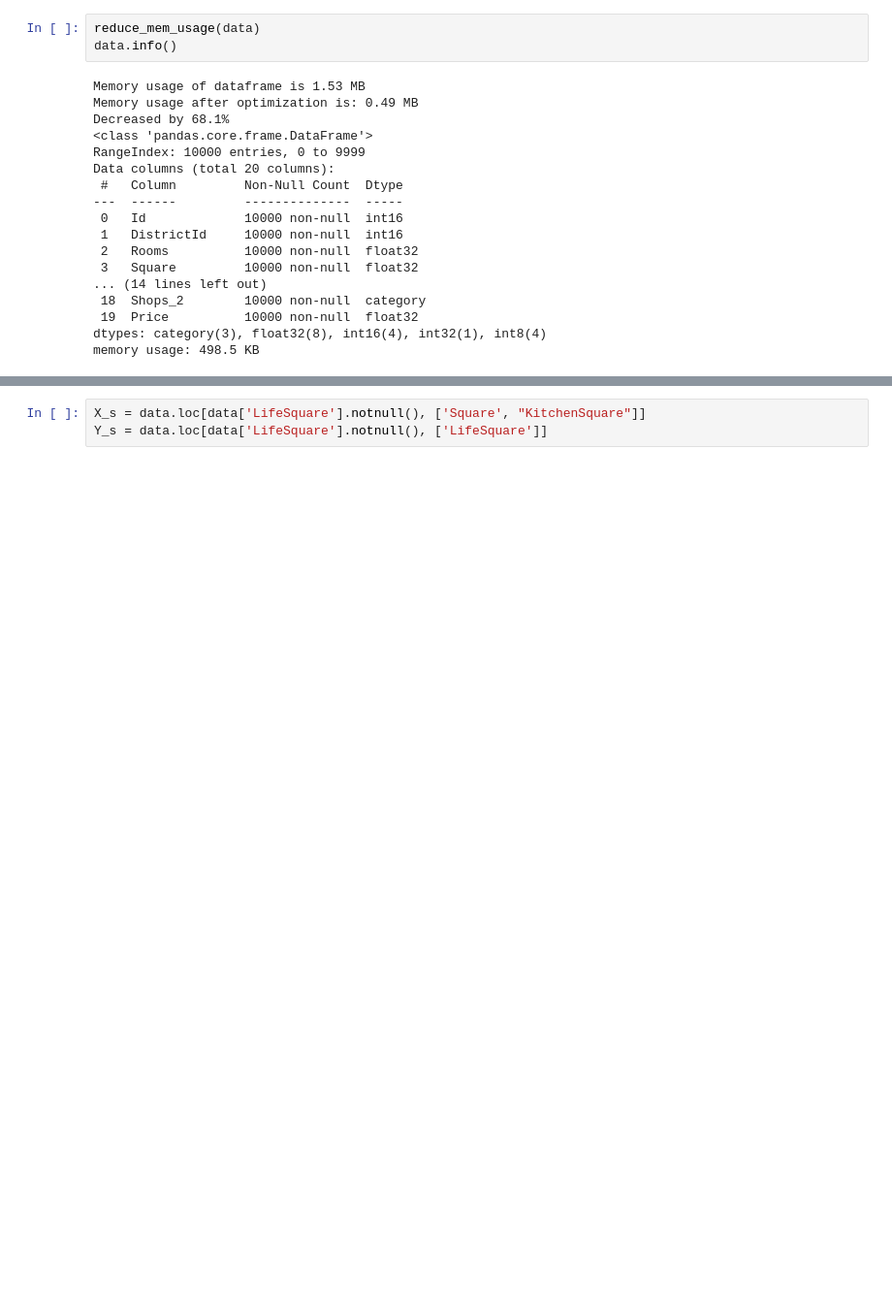
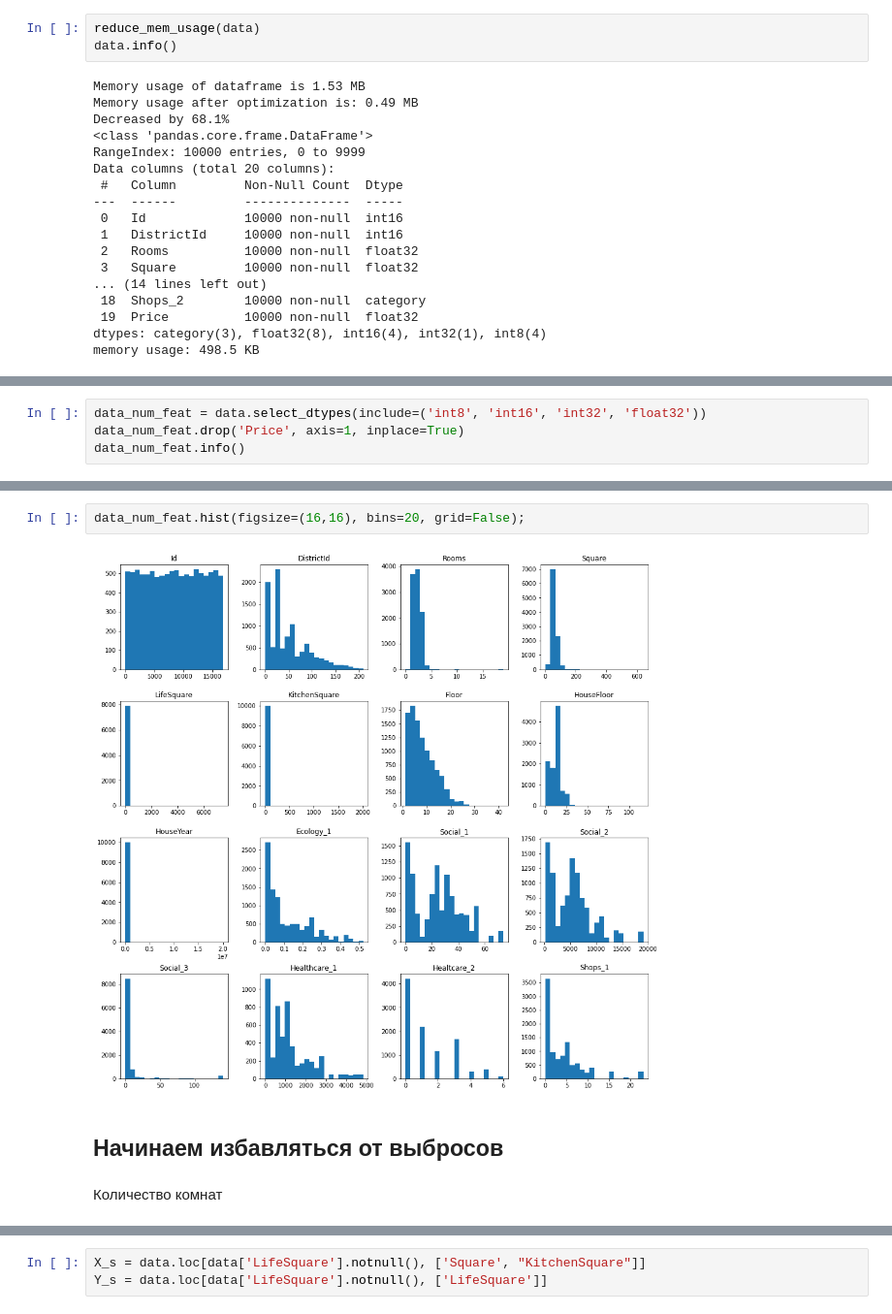
Before and after one commit to Anbionchik/Git_brain_lessons, a Jupyter notebook: Python_libs/Course Work/Course_Work_Khlopkov.ipynb, the cells around one changed output, grey strips where cells are left out. Shown at 97% size. Drawn from its saved outputs; the diff is of its cells as text; blank space fills up the shorter version.

```diff
--- a/Python_libs/Course Work/Course_Work_Khlopkov.ipynb
+++ b/Python_libs/Course Work/Course_Work_Khlopkov.ipynb
@@ -120,3 +140,7 @@ data.describe()
 | 50% | 8394.50000 | 36.000000 | 2.000000 | 52.513309 | 32.781261 | 6.000000 | 7.000000 | 13.0000 | 1.977000e+03 | ... |
 | 75% | 12592.50000 | 75.000000 | 2.000000 | 65.900627 | 45.128803 | 9.000000 | 12.000000 | 17.0000 | 2.001000e+03 | ... |
 | max | 16798.00000 | 209.000000 | 19.000000 | 641.065186 | 7480.592285 | 2014.000000 | 42.000000 | 117.0000 | 2.005201e+07 | ... |
+# %%
+data_num_feat = data.select_dtypes(include=('int8', 'int16', 'int32', 'float32'))
+data_num_feat.drop('Price', axis=1, inplace=True)
+data_num_feat.info()
@@ -122,0 +165,8 @@ data.describe()
+# %%
+data_num_feat.hist(figsize=(16,16), bins=20, grid=False);
+# %% [output]
+[figure, added]
+# %% [markdown]
+## Начинаем избавляться от выбросов
+# %% [markdown]
+Количество комнат
```
Also changed, not shown: parts of 26 cells of this notebook, 1 other file.
